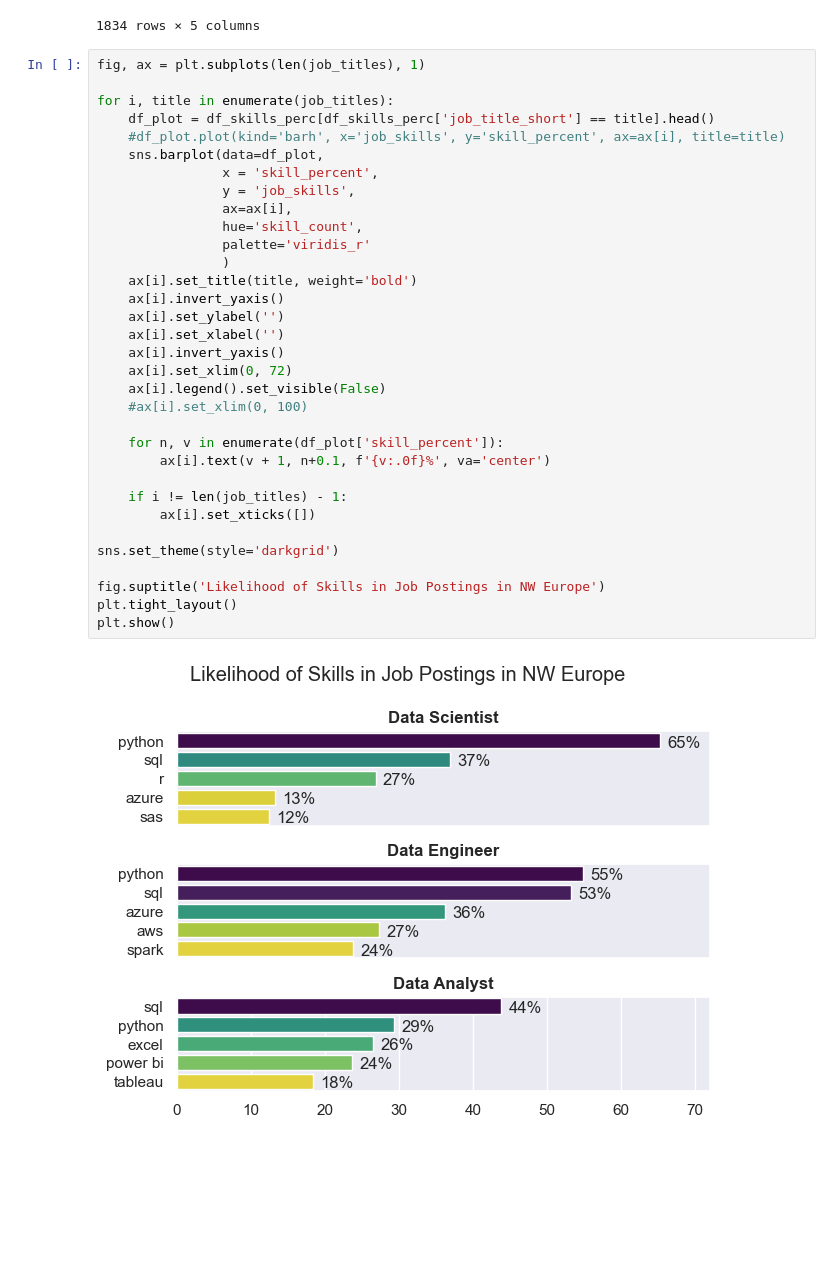
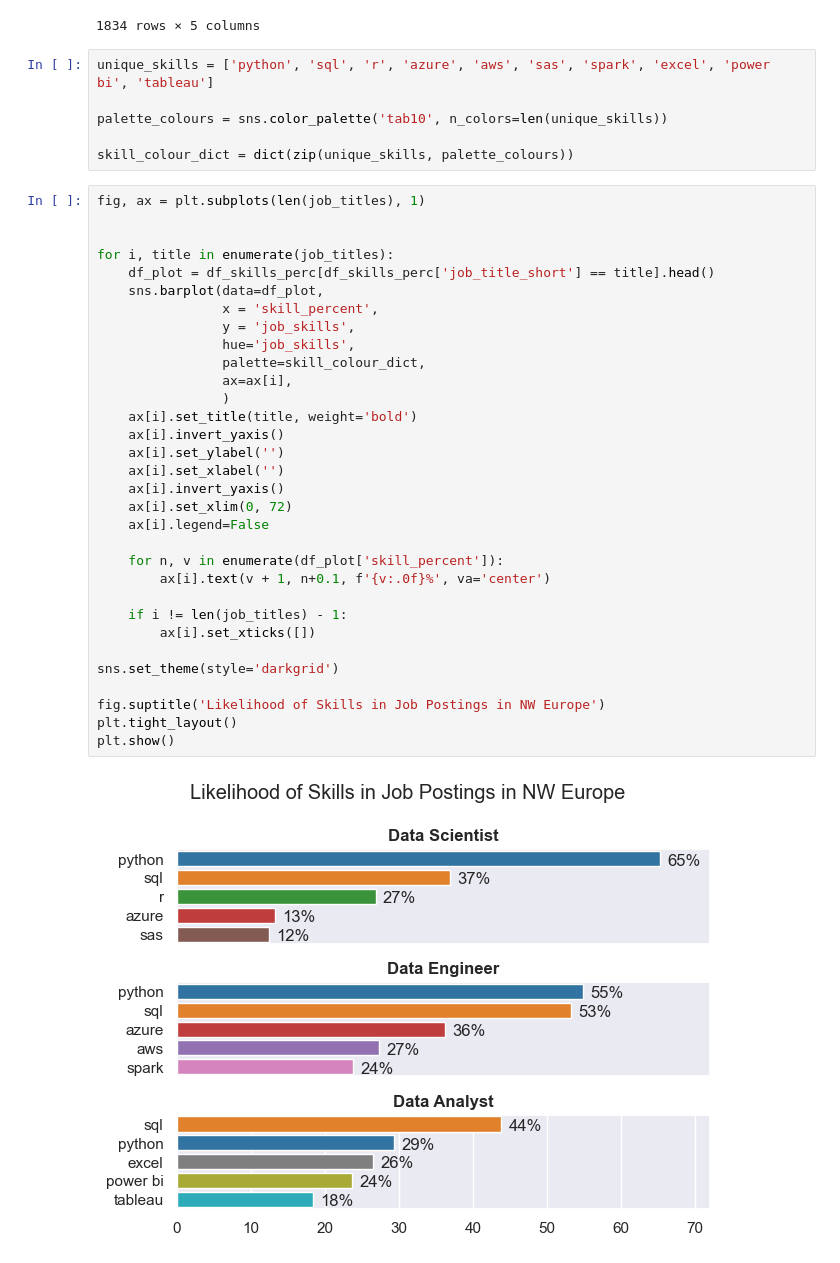
Before and after one commit to mjking92/Data_analysis, a Jupyter notebook: project/skills_counting.ipynb, the cells around one changed output. Saved outputs shown, nothing was run; the diff lists cells and outputs as text; blank space fills up the shorter version.

```diff
--- a/project/skills_counting.ipynb
+++ b/project/skills_counting.ipynb
@@ -128,38 +128,43 @@ df_skills_perc
 | 1832 | asp.net core | Business Analyst | 1 | 4709 | 0.021236 |
 | 1833 | terminal | Cloud Engineer | 1 | 1399 | 0.071480 |
 1834 rows × 5 columns
+# %%
+unique_skills = ['python', 'sql', 'r', 'azure', 'aws', 'sas', 'spark', 'excel', 'power bi', 'tableau']
+
+palette_colours = sns.color_palette('tab10', n_colors=len(unique_skills))
+
+skill_colour_dict = dict(zip(unique_skills, palette_colours))
 # %%
 fig, ax = plt.subplots(len(job_titles), 1)
 
+
 for i, title in enumerate(job_titles):
     df_plot = df_skills_perc[df_skills_perc['job_title_short'] == title].head()
-    #df_plot.plot(kind='barh', x='job_skills', y='skill_percent', ax=ax[i], title=title)
     sns.barplot(data=df_plot,
                 x = 'skill_percent',
                 y = 'job_skills',
+                hue='job_skills',
+                palette=skill_colour_dict,
                 ax=ax[i],
-                hue='skill_count',
-                palette='viridis_r'
                 )
     ax[i].set_title(title, weight='bold')
     ax[i].invert_yaxis()
     ax[i].set_ylabel('')
     ax[i].set_xlabel('')
     ax[i].invert_yaxis()
     ax[i].set_xlim(0, 72)
-    ax[i].legend().set_visible(False)
-    #ax[i].set_xlim(0, 100)
+    ax[i].legend=False
 
     for n, v in enumerate(df_plot['skill_percent']):
         ax[i].text(v + 1, n+0.1, f'{v:.0f}%', va='center')
 
     if i != len(job_titles) - 1:
         ax[i].set_xticks([])
 
 sns.set_theme(style='darkgrid')
 
 fig.suptitle('Likelihood of Skills in Job Postings in NW Europe')
 plt.tight_layout()
 plt.show()
 # %% [output]
-[figure, old version]
+[figure, new version]
```
Also changed, not shown: parts of 1 cell of this notebook, 4 other files.
